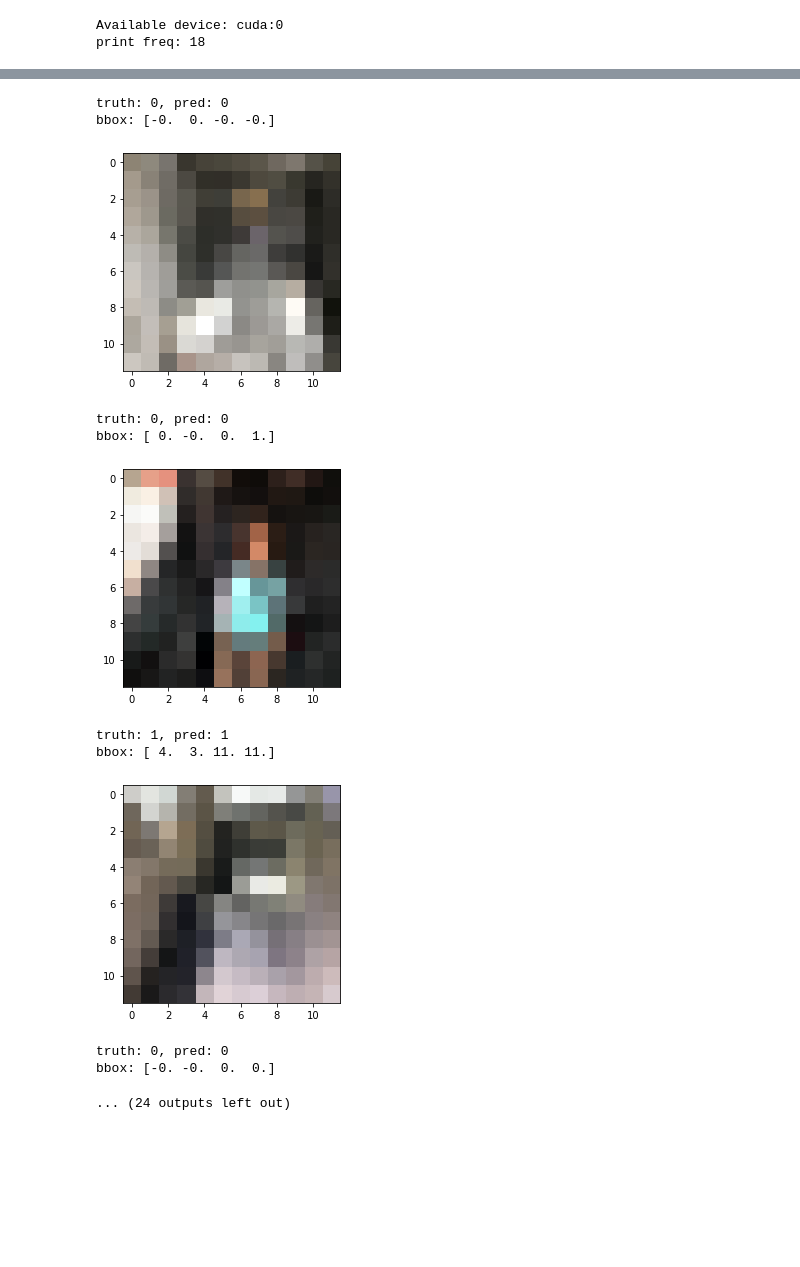
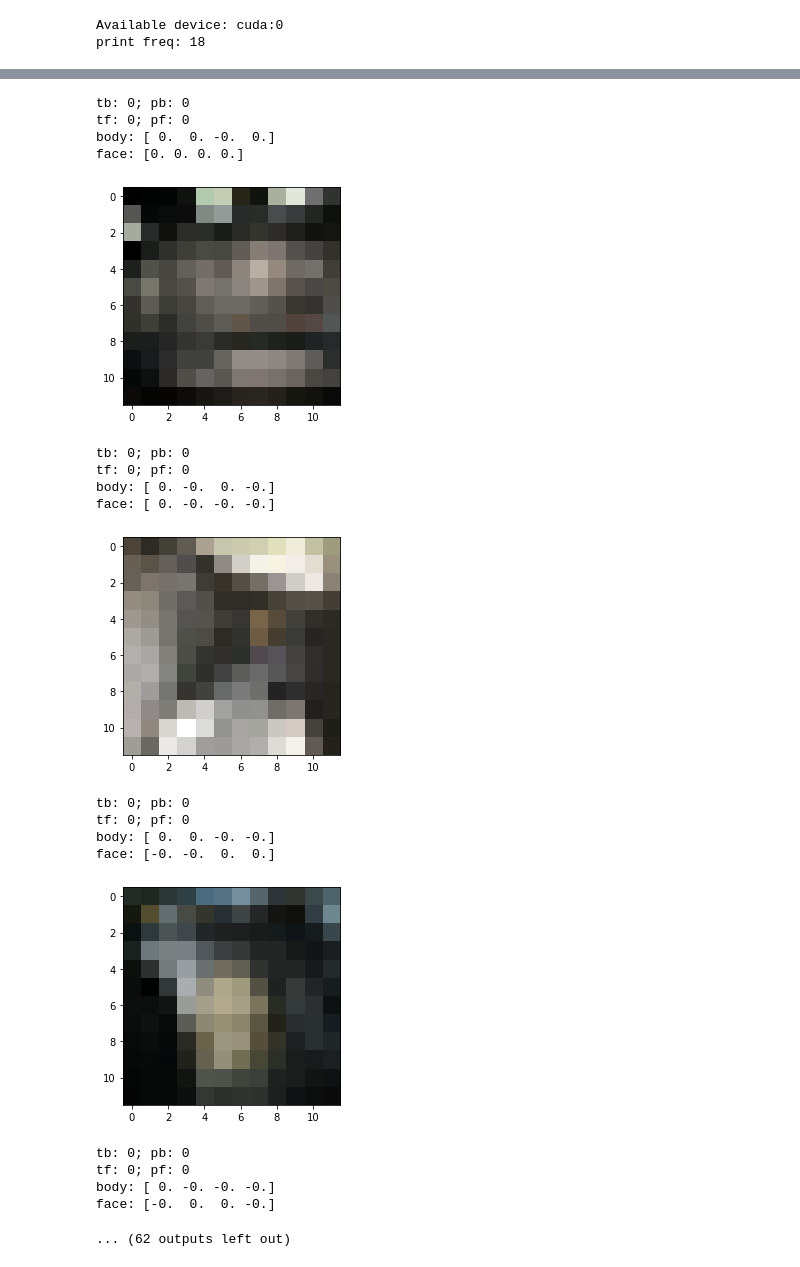
Before and after one commit to Unturned3/mtcnn, a Jupyter notebook: train/mtcnn_train_pnet.ipynb, the cells around one changed output, grey strips where cells are left out. Drawn from its saved outputs; the diff is of its cells as text; code cells hidden in the pictures; blank space fills up the shorter version.

```diff
--- a/train/mtcnn_train_pnet.ipynb
+++ b/train/mtcnn_train_pnet.ipynb
@@ -54,8 +50,9 @@ workers = 4
 Available device: cuda:0
 print freq: 18
 # %%
-x_train, prob_train, bbox_train, x_valid, prob_valid, bbox_valid = utils.get_images(
+x_t, b_prob_t, b_box_t, f_prob_t, f_box_t, x_v, b_prob_v, b_box_v, f_prob_v, f_box_v = utils.get_images(
     '/home/ubuntu/db_proc/db/images',
-    '/home/ubuntu/db_proc/db/annotations'
+    '/home/ubuntu/db_proc/db/annotations',
+    valid_percent=0.2
 )
 # %%
@@ -238,33 +270,38 @@ epoch: 400 probl: 0.0003 bboxl: 0.2122
 finished training
 # %%
 total = len(valid_ds)
-err = 0
-truth = []
-pred = []
+b_err, f_err = 0, 0
+bt, bp, ft, fp = [], [], [], []
+
+hasFace = 0
 
 for idx in range(0, total):
 
-    bbox, prob = pnet(valid_ds[idx][0].unsqueeze(0).to(device))
-    prob = prob.squeeze()
-    if prob[0] > prob[1]:
-        prob = 1
-    else:
-        prob = 0
+    obp, obb, ofp, ofb  = pnet(valid_ds[idx][0].unsqueeze(0).to(device))
+    obp, ofp = obp.squeeze(), ofp.squeeze()
 
-    if prob != prob_valid[idx]:
-        err += 1
+    obp = int(obp[0] > obp[1])
+    ofp = int(ofp[0] > ofp[1])
+
+    tbp = int(b_prob_v[idx][0] > b_prob_v[idx][1])
+    tfp = int(f_prob_v[idx][0] > f_prob_v[idx][1])
+
+    hasFace += tfp
+
+    b_err += (obp != tbp)
+    f_err += (ofp != tfp)
 
     if idx % 20 == 0:
         plt.imshow(transforms.ToPILImage()(valid_ds[idx][0]))
         plt.show()
-        print("truth: {}, pred: {}".format(prob_valid[idx], prob))
-        print("bbox: " + str(np.rint(bbox.cpu().detach().squeeze().numpy())))
+        print("tb: {}; pb: {}\ntf: {}; pf: {}".format(int(tbp), int(obp), int(tfp), int(ofp)))
+        print("body: " + str(np.rint(obb.cpu().detach().squeeze().numpy())))
+        print("face: " + str(np.rint(ofb.cpu().detach().squeeze().numpy())))
 
-    pred.append(prob)
-    truth.append(prob_valid[idx])
-
-
-print("accuracy: {:.1f}%".format(100*(total-err)/total))
+print("total: {}".format(total))
+print("body accuracy: {:.1f}%".format(100*(total-b_err)/total))
+print("face accuracy: {:.1f}%".format(100*(total-f_err)/total))
+print("true face count: {}".format(hasFace))
 """
 p, r, f1 = utils.f1_score(truth, pred, 0)
 print("precision: {:.2f}, recall: {:.2f}, f1: {:.2f}".format(p, r, f1))
@@ -282,12 +323,20 @@ bbox: [ 2.  3.  8. 10.]
-truth: 0, pred: 0
-bbox: [-0.  0. -0. -0.]
+tb: 0; pb: 0
+tf: 0; pf: 0
+body: [ 0.  0. -0.  0.]
+face: [0. 0. 0. 0.]
-[figure, old version]
+[figure, new version]
-truth: 0, pred: 0
-bbox: [ 0. -0.  0.  1.]
+tb: 0; pb: 0
+tf: 0; pf: 0
+body: [ 0. -0.  0. -0.]
+face: [ 0. -0. -0. -0.]
-[figure, old version]
+[figure, new version]
-truth: 1, pred: 1
-bbox: [ 4.  3. 11. 11.]
+tb: 0; pb: 0
+tf: 0; pf: 0
+body: [ 0.  0. -0. -0.]
+face: [-0. -0.  0.  0.]
-[figure, old version]
+[figure, new version]
-truth: 0, pred: 0
-bbox: [-0. -0.  0.  0.]
+tb: 0; pb: 0
+tf: 0; pf: 0
+body: [ 0. -0. -0. -0.]
+face: [-0.  0.  0. -0.]
-... (24 outputs left out)
+... (62 outputs left out)
```
Also changed, not shown: parts of 9 cells of this notebook, 1 other file.
